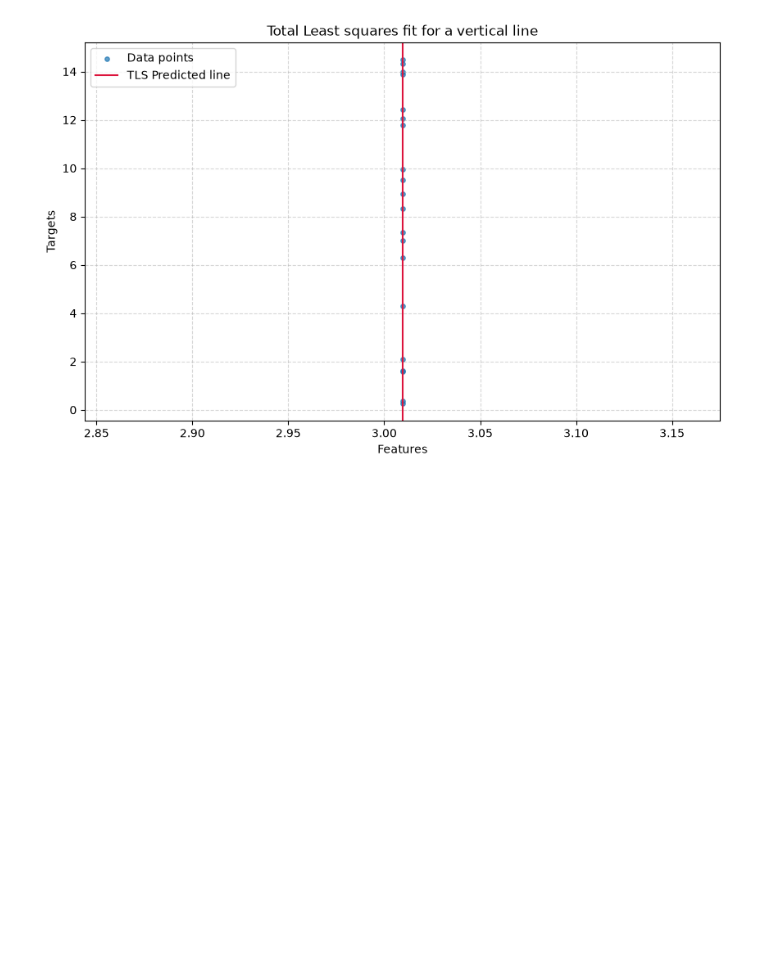
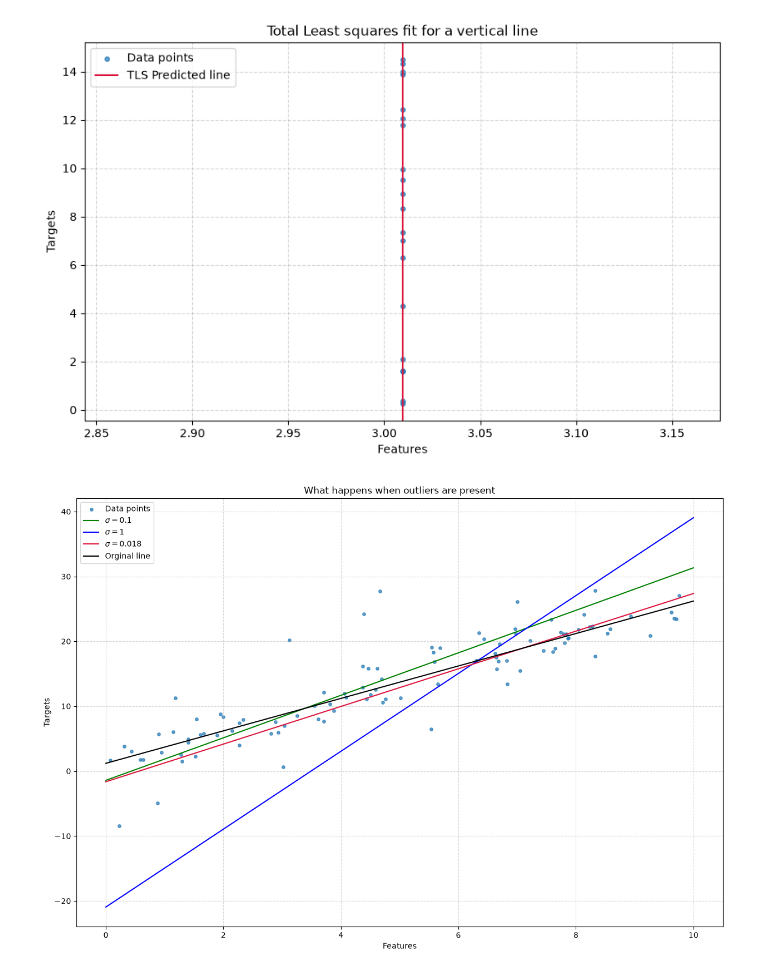
Before and after one commit to codingNR29/Image-processing, a Jupyter notebook: 05 Fitting.ipynb, the cells around one changed output. Saved outputs shown, nothing was run; the diff lists cells and outputs as text; code cells hidden in the pictures; blank space fills up the shorter version.

Commit message:
WIth robust estimator

```diff
--- a/05 Fitting.ipynb
+++ b/05 Fitting.ipynb
@@ -205,0 +255,31 @@ except Exception as e:
+# %%
+#Testing with a dataset with outliers with different sigma values
+rng = np.random.default_rng(42)
+X_new = rng.uniform(0, 10, size=(100, 1))
+y_new = 1.2 + 2.5 * X_new[:, 0] + rng.normal(0, 2, size=100)
+#Adding outliers
+outlier_idx = rng.choice(len(y_new), size=15, replace=False)
+y_new[outlier_idx] += rng.uniform(-10, 15, size=15)
+
+#fitting
+parameters_1 = robust_TLS_fittin(X_new, y_new, 0.1)
+parameters_2 = robust_TLS_fittin(X_new, y_new, 1)
+parameters_3 = robust_TLS_fittin(X_new, y_new, 0.018)
+
+#Just to plot
+X_plot = np.linspace(0, 10, 100)
+
+plt.figure(figsize=(15, 10))
+plt.scatter(X_new, y_new, label = 'Data points', alpha = 0.7, s = 15)
+plt.plot(X_plot, (- X_plot*parameters_1[0] + parameters_1[2])/(parameters_1[1]), color='green', label='$\sigma = 0.1$')
+plt.plot(X_plot, (- X_plot*parameters_2[0] + parameters_2[2])/(parameters_2[1]), color='blue', label='$\sigma = 1$')
+plt.plot(X_plot, (- X_plot*parameters_3[0] + parameters_3[2])/(parameters_3[1]), color='crimson', label='$\sigma = 0.018$')
+plt.plot(X_plot, 1.2 + 2.5*X_plot, color='black', label='Orginal line')
+plt.grid(True, linestyle='--', alpha=0.5)
+plt.xlabel('Features')
+plt.ylabel('Targets')
+plt.title('What happens when outliers are present')
+plt.legend(loc='upper left')
+plt.show()
+# %% [output]
+[figure, added]
```
Also changed, not shown: parts of 1 cell of this notebook.
